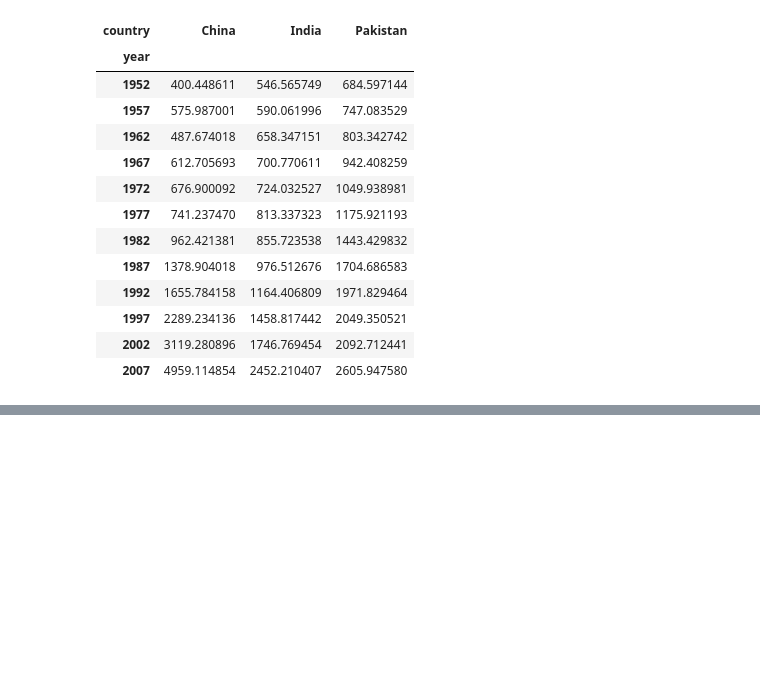
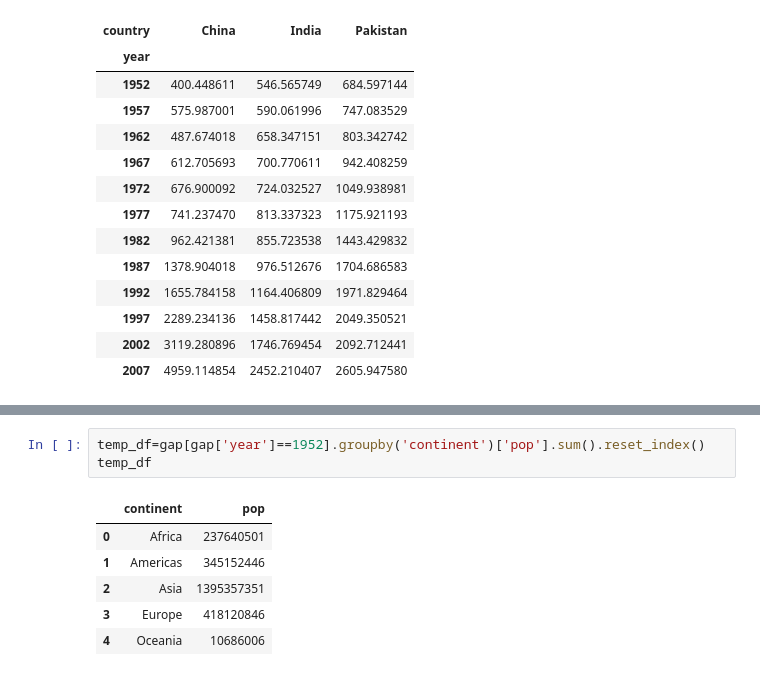
Before and after one commit to Vivek-Joshi17/Data_Visualization, a Jupyter notebook: Plotly_express.ipynb, the cells around one changed output, grey strips where cells are left out. Saved outputs shown, nothing was run; the diff lists cells and outputs as text; blank space fills up the shorter version.

```diff
--- a/Plotly_express.ipynb
+++ b/Plotly_express.ipynb
@@ -242,0 +274,10 @@ px.bar(temp_df,x=temp_df.index,y=temp_df.columns,barmode='group',log_y=True,text
+# %%
+temp_df=gap[gap['year']==1952].groupby('continent')['pop'].sum().reset_index()
+temp_df
+# %% [output]
+|  | continent | pop |
+| 0 | Africa | 237640501 |
+| 1 | Americas | 345152446 |
+| 2 | Asia | 1395357351 |
+| 3 | Europe | 418120846 |
+| 4 | Oceania | 10686006 |
```
Also changed, not shown: parts of 16 cells of this notebook.
